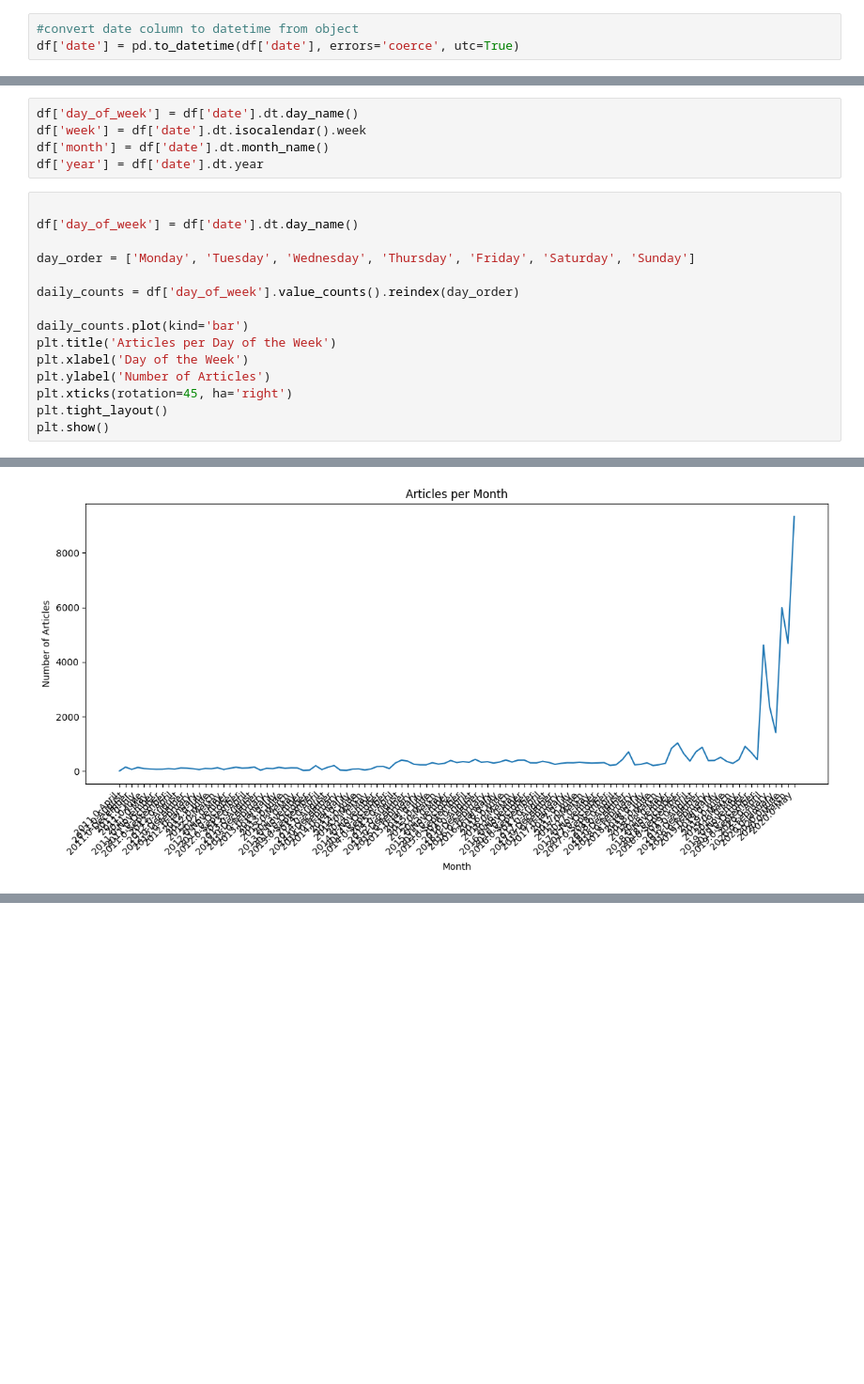
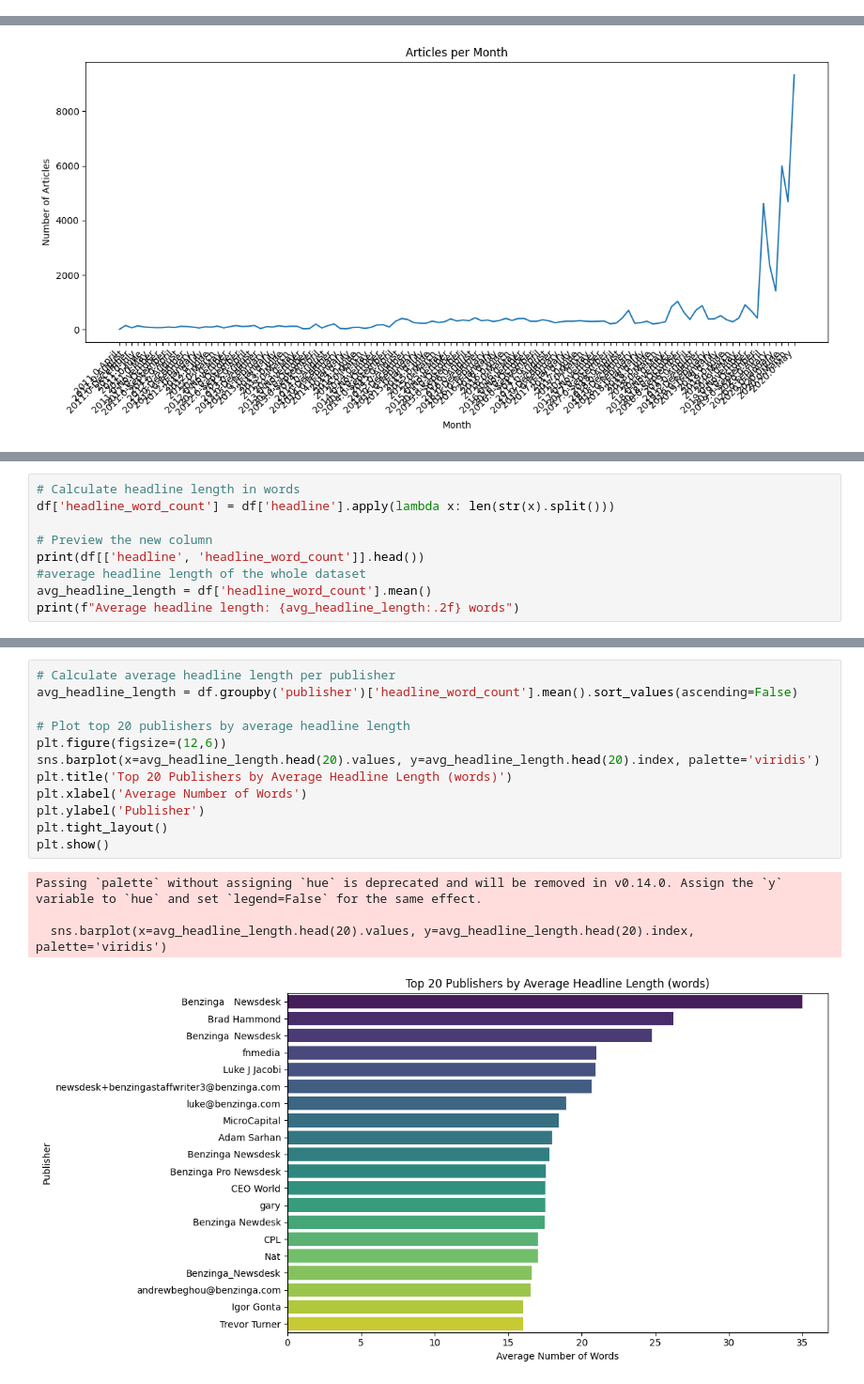
Before and after one commit to nebiyuu/Financial-News-and-Stock-Price-, a Jupyter notebook: notebook/describe.ipynb, the cells around one changed output, grey strips where cells are left out. Shown at 94% size. Cells and saved outputs as stored; diff of their text form; blank space fills up the shorter version.

Commit message:
headline analyzed and tokenized lemamited

```diff
--- a/notebook/describe.ipynb
+++ b/notebook/describe.ipynb
@@ -96,6 +50,3 @@ datetime64[ns, UTC]
-# %%
-#convert date column to datetime from object
-df['date'] = pd.to_datetime(df['date'], errors='coerce', utc=True)
 # %%
 # check for null
 print(df.isnull().sum())
@@ -184,20 +130,0 @@ KeyError: 'parsed_date'
-# %%
-df['day_of_week'] = df['date'].dt.day_name()
-df['week'] = df['date'].dt.isocalendar().week
-df['month'] = df['date'].dt.month_name()
-df['year'] = df['date'].dt.year
-# %%
-
-df['day_of_week'] = df['date'].dt.day_name()
-
-day_order = ['Monday', 'Tuesday', 'Wednesday', 'Thursday', 'Friday', 'Saturday', 'Sunday']
-
-daily_counts = df['day_of_week'].value_counts().reindex(day_order)
-
-daily_counts.plot(kind='bar')
-plt.title('Articles per Day of the Week')
-plt.xlabel('Day of the Week')
-plt.ylabel('Number of Articles')
-plt.xticks(rotation=45, ha='right')
-plt.tight_layout()
-plt.show()
@@ -217,0 +164,9 @@ plt.show()
+# %%
+# Calculate headline length in words
+df['headline_word_count'] = df['headline'].apply(lambda x: len(str(x).split()))
+
+# Preview the new column
+print(df[['headline', 'headline_word_count']].head())
+#average headline length of the whole dataset
+avg_headline_length = df['headline_word_count'].mean()
+print(f"Average headline length: {avg_headline_length:.2f} words")
@@ -217,0 +205,17 @@ plt.show()
+# %%
+# Calculate average headline length per publisher
+avg_headline_length = df.groupby('publisher')['headline_word_count'].mean().sort_values(ascending=False)
+
+# Plot top 20 publishers by average headline length
+plt.figure(figsize=(12,6))
+sns.barplot(x=avg_headline_length.head(20).values, y=avg_headline_length.head(20).index, palette='viridis')
+plt.title('Top 20 Publishers by Average Headline Length (words)')
+plt.xlabel('Average Number of Words')
+plt.ylabel('Publisher')
+plt.tight_layout()
+plt.show()
+# %% [output]
+Passing `palette` without assigning `hue` is deprecated and will be removed in v0.14.0. Assign the `y` variable to `hue` and set `legend=False` for the same effect.
+
+  sns.barplot(x=avg_headline_length.head(20).values, y=avg_headline_length.head(20).index, palette='viridis')
+[figure, added]
```
Also changed, not shown: parts of 15 cells of this notebook, 1 other file.
